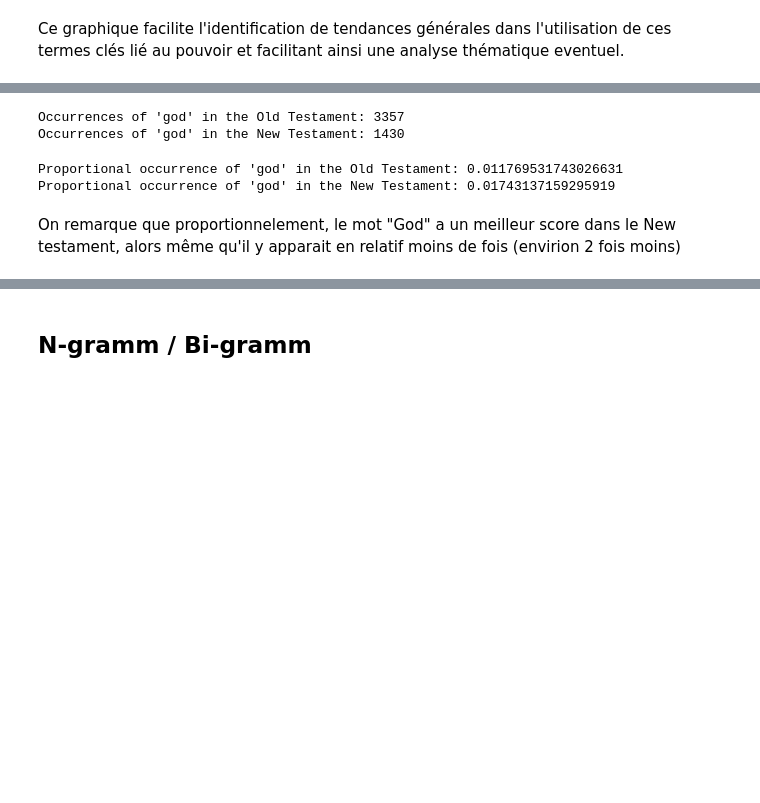
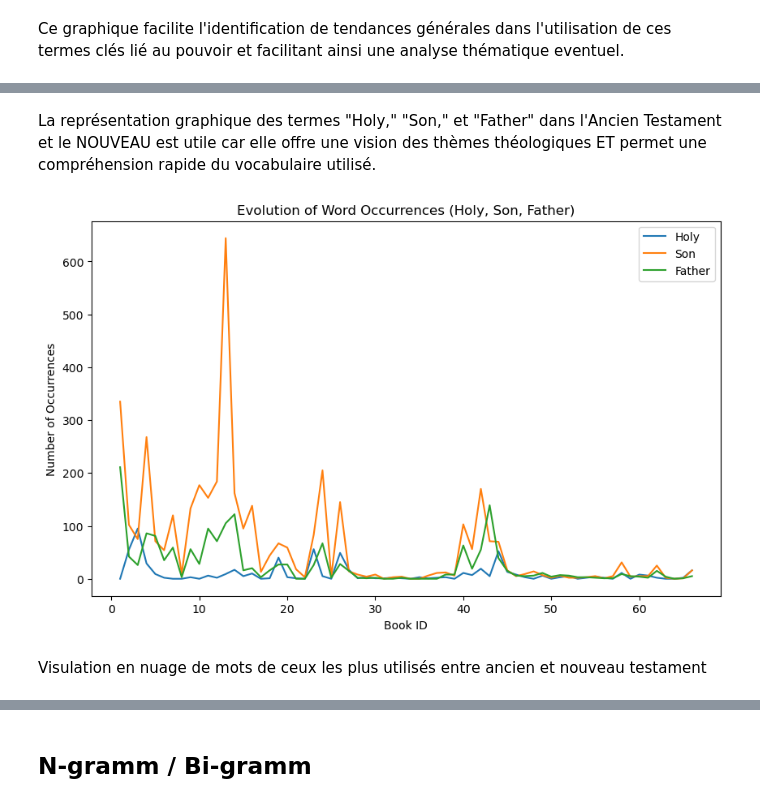
Before and after one commit to nastoo/datascience, a Jupyter notebook: TP_V2.ipynb, the cells around one changed output, grey strips where cells are left out. Saved outputs shown, nothing was run; the diff lists cells and outputs as text; code cells hidden in the pictures; blank space fills up the shorter version.

```diff
--- a/TP_V2.ipynb
+++ b/TP_V2.ipynb
@@ -322,35 +334,29 @@ plt.legend()
 plt.show()
 # %% [output]
 [figure]
-# %%
-old_testament_count = df[df['testament'] == 'Old']['text_cleaned'].str.count('god').sum()
-new_testament_count = df[df['testament'] == 'New']['text_cleaned'].str.count('god').sum()
-
-print("Occurrences of 'god' in the Old Testament:", old_testament_count)
-print("Occurrences of 'god' in the New Testament:", new_testament_count)
-# %% [output]
-Occurrences of 'god' in the Old Testament: 3357
-Occurrences of 'god' in the New Testament: 1430
-# %%
-# Calculate the total number of words in the Old Testament
-total_words_old_testament = df[df['testament'] == 'Old']['word_count'].sum()
-
-# Calculate the total number of words in the New Testament
-total_words_new_testament = df[df['testament'] == 'New']['word_count'].sum()
-
-# Calculate the occurrence of 'god' in the Old Testament proportionally
-occurrence_god_old_testament = df[df['testament'] == 'Old']['text_cleaned'].str.count('god').sum() / total_words_old_testament
-
-# Calculate the occurrence of 'god' in the New Testament proportionally
-occurrence_god_new_testament = df[df['testament'] == 'New']['text_cleaned'].str.count('god').sum() / total_words_new_testament
-
-print("Proportional occurrence of 'god' in the Old Testament:", occurrence_god_old_testament)
-print("Proportional occurrence of 'god' in the New Testament:", occurrence_god_new_testament)
-# %% [output]
-Proportional occurrence of 'god' in the Old Testament: 0.011769531743026631
-Proportional occurrence of 'god' in the New Testament: 0.01743137159295919
-# %% [markdown]
-On remarque que proportionnelement, le mot "God" a un meilleur score dans le New testament, alors même qu'il y apparait en relatif moins de fois (envirion 2 fois moins)
+# %% [markdown]
+La représentation graphique des termes "Holy," "Son," et "Father" dans l'Ancien Testament et le NOUVEAU est utile car elle offre une vision  des thèmes théologiques ET permet une compréhension  rapide du vocabulaire utilisé.
+# %%
+import matplotlib.pyplot as plt
+# Group the dataframe by book_id and calculate the sum of occurrences for each word
+holy_spirit_counts = df.groupby('book_id')['text_cleaned'].apply(lambda x: x.explode().str.count('holy').sum())
+son_counts = df.groupby('book_id')['text_cleaned'].apply(lambda x: x.explode().str.count('son').sum())
+father_counts = df.groupby('book_id')['text_cleaned'].apply(lambda x: x.explode().str.count('father').sum())
+
+# Create a line plot
+plt.figure(figsize=(10, 6))
+plt.plot(holy_spirit_counts.index, holy_spirit_counts.values, label='Holy')
+plt.plot(son_counts.index, son_counts.values, label='Son')
+plt.plot(father_counts.index, father_counts.values, label='Father')
+plt.xlabel('Book ID')
+plt.ylabel('Number of Occurrences')
+plt.title('Evolution of Word Occurrences (Holy, Son, Father)')
+plt.legend()
+plt.show()
+# %% [output]
+[figure, added]
+# %% [markdown]
+Visulation en nuage de mots de ceux les plus utilisés entre ancien et nouveau testament
 # %%
 # Filter the dataframe to get the text from the Old Testament
 old_testament_text = ' '.join(df[df['testament'] == 'Old']['text'])
```
Also changed, not shown: parts of 20 cells of this notebook.
